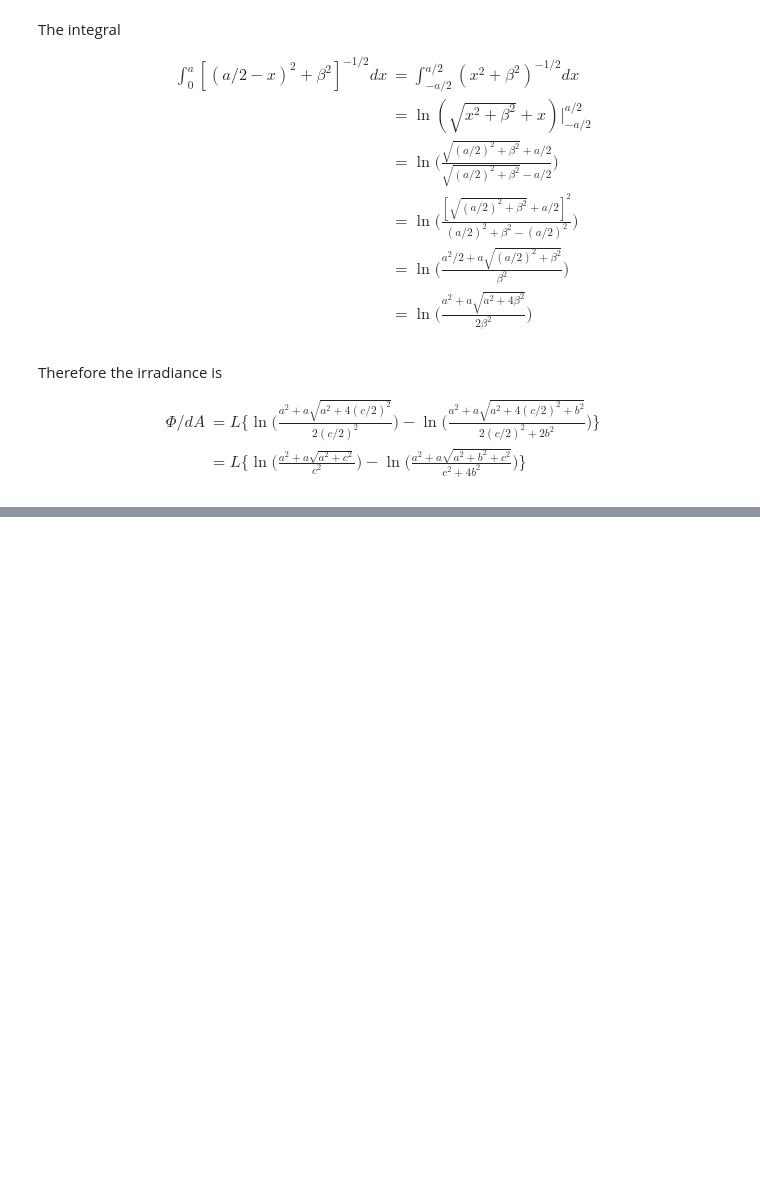
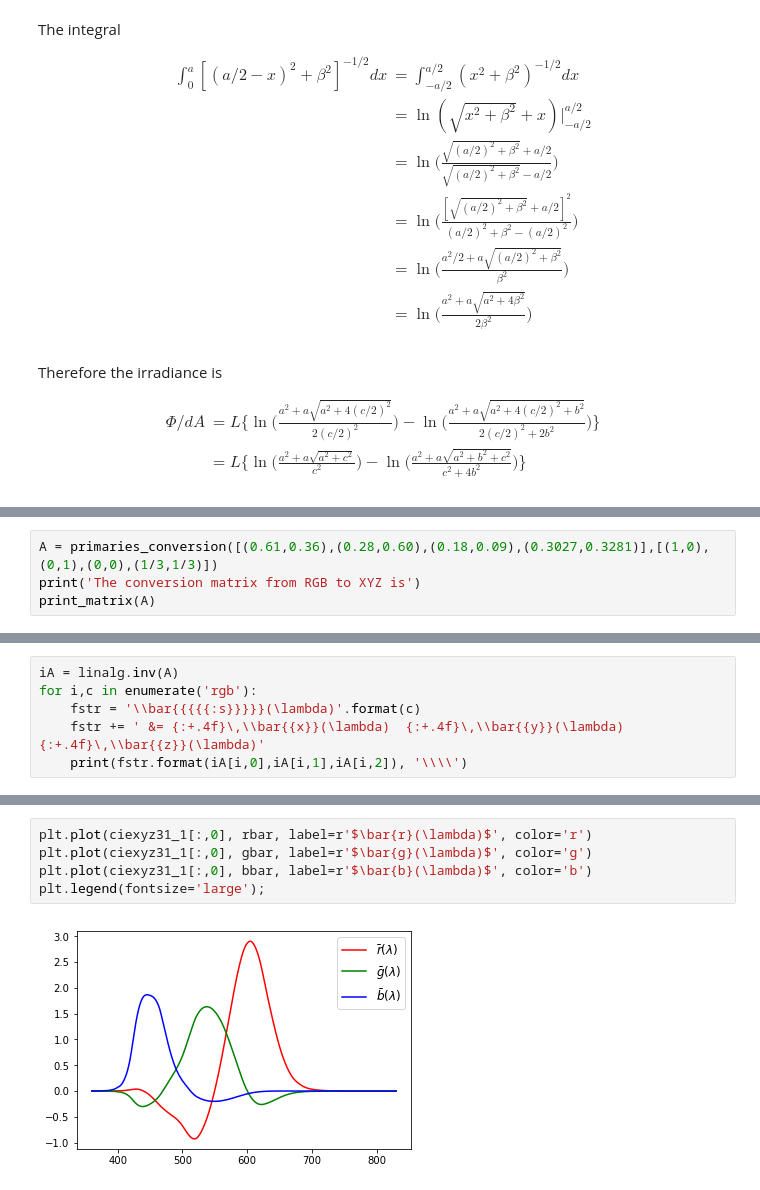
Before and after one commit to gitcheng/ciss_homework, a Jupyter notebook: Final.ipynb, the cells around one changed output, grey strips where cells are left out. Cells and saved outputs as stored; diff of their text form; blank space fills up the shorter version.

```diff
--- a/Final.ipynb
+++ b/Final.ipynb
@@ -71,0 +115,4 @@ can be sent to this monitor without color correction.
+# %%
+A = primaries_conversion([(0.61,0.36),(0.28,0.60),(0.18,0.09),(0.3027,0.3281)],[(1,0),(0,1),(0,0),(1/3,1/3)])
+print('The conversion matrix from RGB to XYZ is')
+print_matrix(A)
@@ -71,0 +124,6 @@ can be sent to this monitor without color correction.
+# %%
+iA = linalg.inv(A)
+for i,c in enumerate('rgb'):
+    fstr = '\\bar{{{{{:s}}}}}(\lambda)'.format(c)
+    fstr += ' &= {:+.4f}\,\\bar{{x}}(\lambda)  {:+.4f}\,\\bar{{y}}(\lambda)  {:+.4f}\,\\bar{{z}}(\lambda)'
+    print(fstr.format(iA[i,0],iA[i,1],iA[i,2]), '\\\\')
@@ -71,0 +158,7 @@ can be sent to this monitor without color correction.
+# %%
+plt.plot(ciexyz31_1[:,0], rbar, label=r'$\bar{r}(\lambda)$', color='r')
+plt.plot(ciexyz31_1[:,0], gbar, label=r'$\bar{g}(\lambda)$', color='g')
+plt.plot(ciexyz31_1[:,0], bbar, label=r'$\bar{b}(\lambda)$', color='b')
+plt.legend(fontsize='large');
+# %% [output]
+[figure, added]
```
Also changed, not shown: parts of 11 cells of this notebook, 2 other files.
